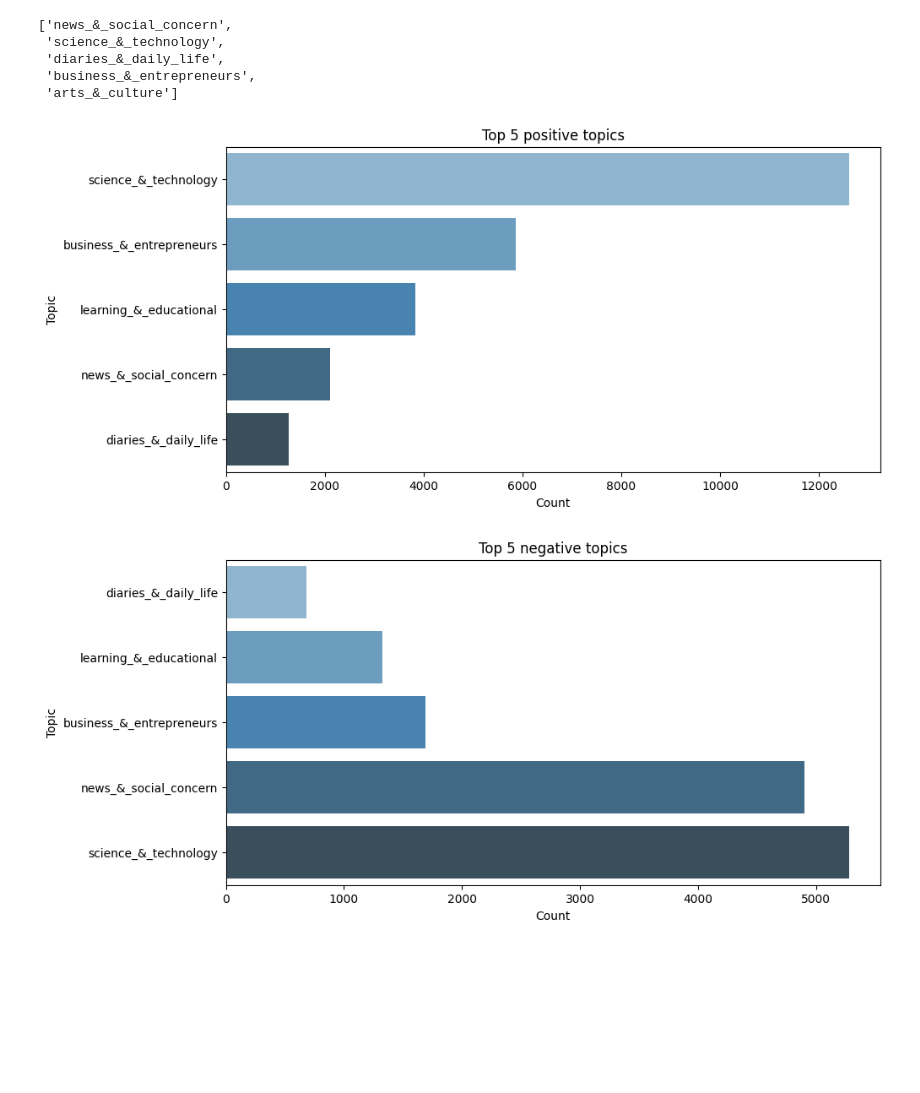
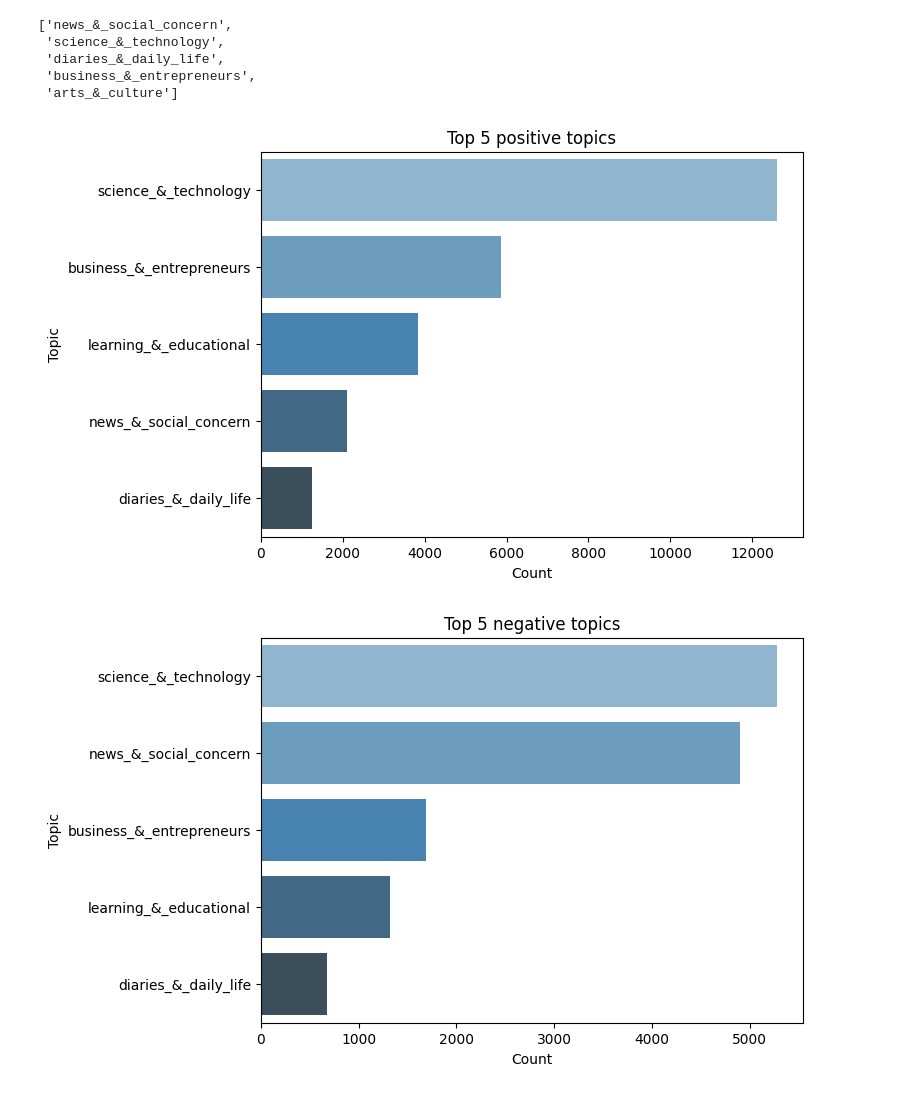
Before and after one commit to Ajkunas/computational-social-media, a Jupyter notebook: topics_analysis_last.ipynb, the cells around one changed output. Cells and saved outputs as stored; diff of their text form; code cells hidden in the pictures; blank space fills up the shorter version.

```diff
--- a/topics_analysis_last.ipynb
+++ b/topics_analysis_last.ipynb
@@ -10,8 +10,8 @@ Mounted at /content/drive
 # %%
 import pandas as pd
 
-df_lneg = pd.read_csv('topic_last_negative.csv')
-df_lpos = pd.read_csv('topic_last_positive.csv')
+df_lneg = pd.read_csv('datasets/topic_last_negative.csv')
+df_lpos = pd.read_csv('datasets/topic_last_positive.csv')
 # %%
 df_lneg
 # %% [output]
@@ -43,26 +43,27 @@ df_lneg.head(5)["Topics"].values.tolist()
 # %%
 # plot top 5 positive topics as horizontal bar chart
 import matplotlib.pyplot as plt
 import seaborn as sns
 
-plt.figure(figsize=(10, 5))
+plt.figure(figsize=(7, 5))
 sns.barplot(x='Count', y='Topics', data= df_lpos.sort_values(by='Count', ascending=False)[:5], palette='Blues_d')
 plt.title('Top 5 positive topics')
 plt.xlabel('Count')
 plt.ylabel('Topic')
 plt.show()
 # %% [output]
-[figure, old version]
+[figure, new version]
 # %%
 # plot top 5 negative topics as horizontal bar chart
 import matplotlib.pyplot as plt
 import seaborn as sns
 
-plt.figure(figsize=(10, 5))
-sns.barplot(x='Count', y='Topics', data= df_lneg.sort_values(by='Count')[-5:], palette='Blues_d')
+plt.figure(figsize=(7, 5))
+sns.barplot(x='Count', y='Topics', data= df_lneg.sort_values(by='Count', ascending=False)[:5], palette='Blues_d')
 plt.title('Top 5 negative topics')
 plt.xlabel('Count')
 plt.ylabel('Topic')
+plt.savefig('topics_neg_last.png', bbox_inches='tight')
 plt.show()
 # %% [output]
-[figure, old version]
+[figure, new version]
```
Also changed, not shown: 4 other files.
